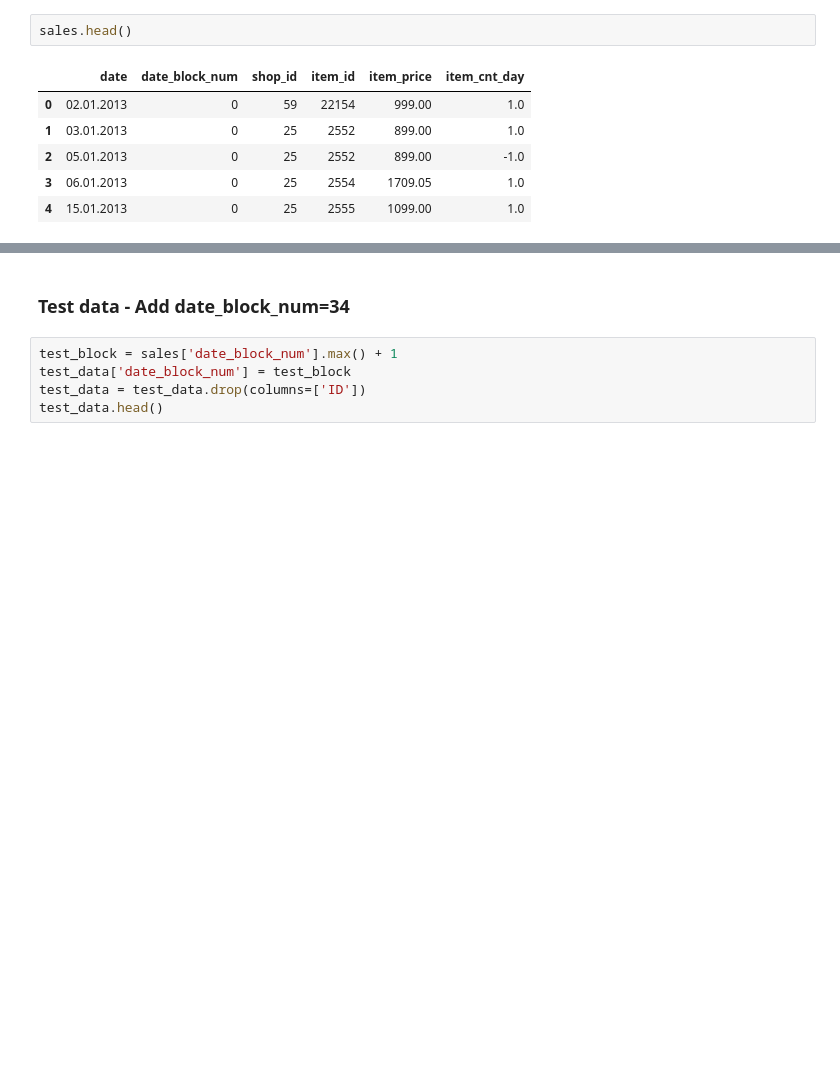
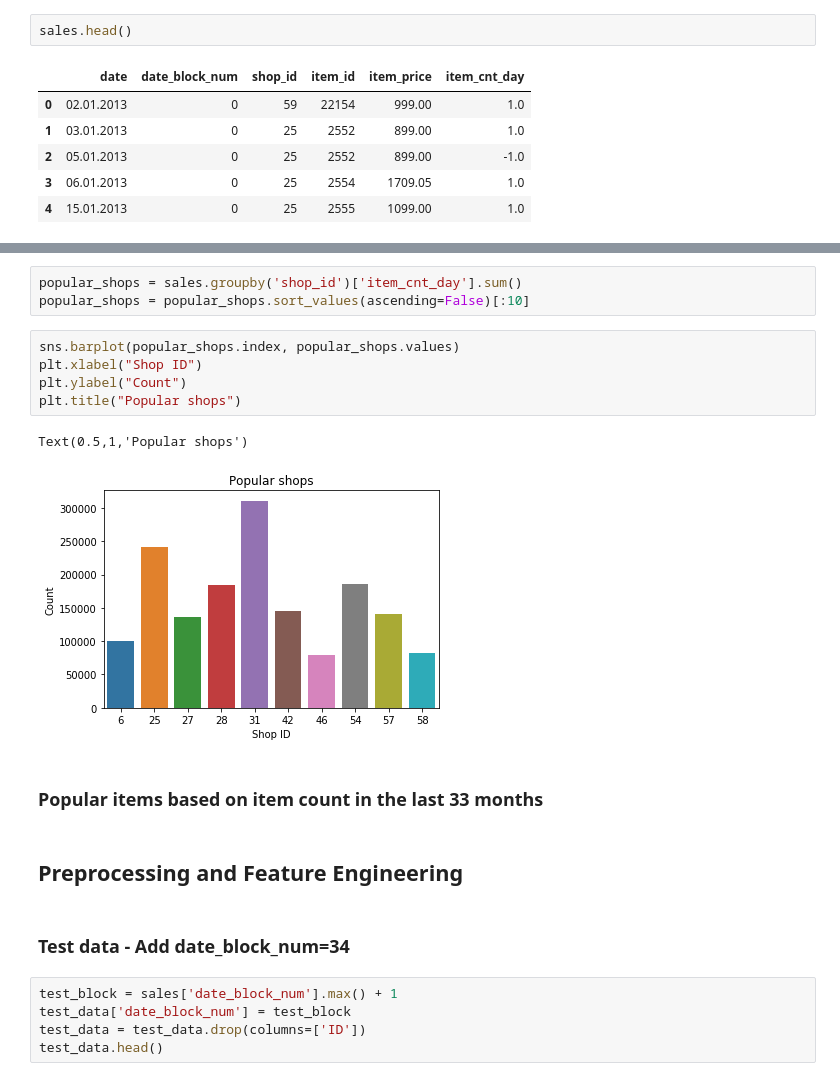
Before and after one commit to Abhishekmamidi123/Competitive_Data_Science, a Jupyter notebook: Week_5_Final_Project/Coursera_Final_Project.ipynb, the cells around one changed output, grey strips where cells are left out. Drawn from its saved outputs; the diff is of its cells as text; blank space fills up the shorter version.

```diff
--- a/Week_5_Final_Project/Coursera_Final_Project.ipynb
+++ b/Week_5_Final_Project/Coursera_Final_Project.ipynb
@@ -63,3 +80,18 @@ sales.head()
+# %%
+popular_shops = sales.groupby('shop_id')['item_cnt_day'].sum()
+popular_shops = popular_shops.sort_values(ascending=False)[:10]
+# %%
+sns.barplot(popular_shops.index, popular_shops.values)
+plt.xlabel("Shop ID")
+plt.ylabel("Count")
+plt.title("Popular shops")
+# %% [output]
+Text(0.5,1,'Popular shops')
+[figure, added]
+# %% [markdown]
+### Popular items based on item count in the last 33 months
+# %% [markdown]
+## Preprocessing and Feature Engineering
 # %% [markdown]
 ### Test data - Add date_block_num=34
 # %%
```
Also changed, not shown: parts of 6 cells of this notebook.
